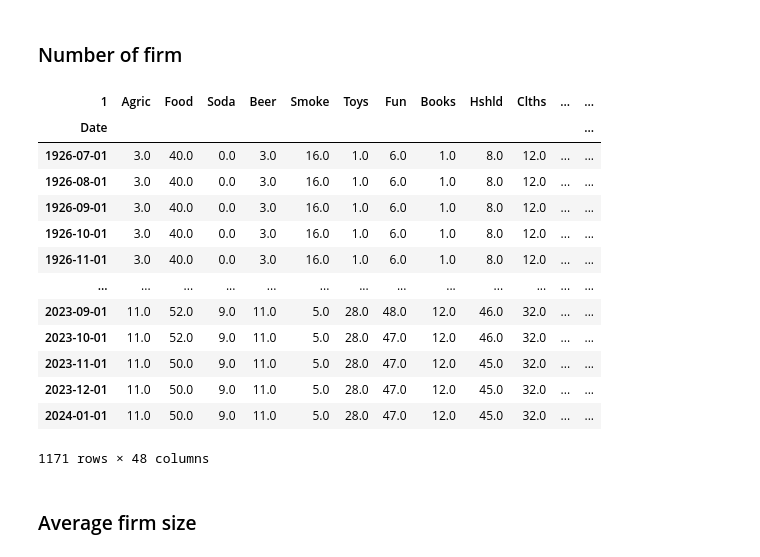
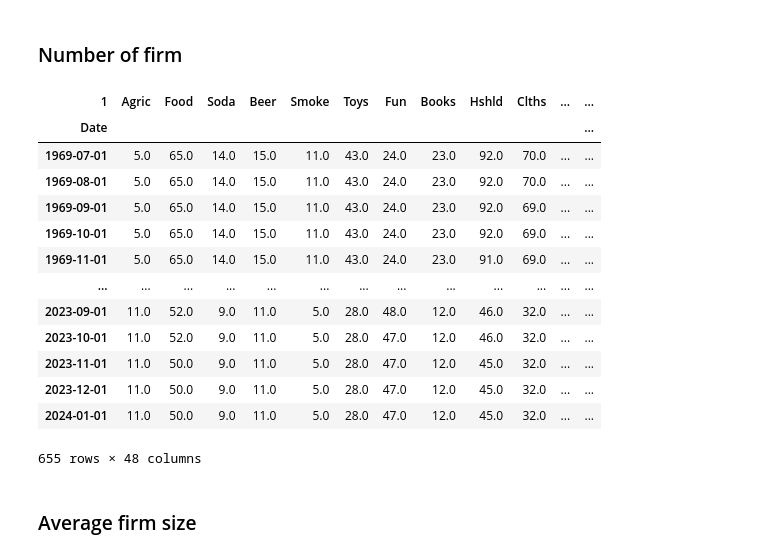
Before and after one commit to ThomasDeConinck/Gestion-de-Portefeuille-Devoir-2, a Jupyter notebook: Partie C/Partie C TP2.ipynb, the cells around one changed output. Cells and saved outputs as stored; diff of their text form; code cells hidden in the pictures.

```diff
--- a/Partie C/Partie C TP2.ipynb
+++ b/Partie C/Partie C TP2.ipynb
@@ -14,13 +17,14 @@ import os
 def importClean_10ind(csv_file_path, desired_returns):
     """
     Cette fonction importe des données à partir d'un fichier CSV spécifié, effectue un nettoyage de données,
-    et retourne un DataFrame contenant des données filtrées sans tenir compte de la variable T (nombre d'années).
+    et retourne un DataFrame contenant des données filtrées.
 
     Args:
         csv_file_path(str): Chemin vers le fichier CSV avec les données brutes.
 
     Returns:
-        DataFrame: DataFrame contenant les données historiques filtrées pour les 10 industries.
+        DataFrame: DataFrame contenant les données historiques filtrées pour les 10 industries,
+        pour les 48 industries et les facteurs de Fama-French.
     """
 
 
@@ -28,7 +32,7 @@ def importClean_10ind(csv_file_path, desired_returns):
     with open(csv_file_path, 'r', newline='') as file:
         reader = csv.reader(file)
 
-        # Sauter les 6 premières lignes
+        # Sauter les 10 premières lignes
         for _ in range(10):
             next(reader)
 
@@ -44,18 +48,27 @@ def importClean_10ind(csv_file_path, desired_returns):
 
     # Si 'desired_returns' est 'Number of Firms in Portfolios' ou 'Average Firm Size',
     # alors sauter une ligne supplémentaire pour accéder aux données dans le bon format
-    if desired_returns in ['Number of Firms in Portfolios', 'Average Firm Size']:
+    if desired_returns in ['Number of Firms in Portfolios', 'Average Firm Size', 'Sum of BE / Sum of ME']:
         df_AEWR_monthly = df.iloc[first_row.values[0] + 2:].reset_index(drop=True)
     else:
         df_AEWR_monthly = df.iloc[first_row.values[0] + 1:].reset_index(drop=True)
 
     last_row = (df_AEWR_monthly['Date'].str.len() != 6).idxmax()
     df_AEWR_monthly = df_AEWR_monthly.iloc[:last_row]
-    df_AEWR_monthly['Date'] = pd.to_datetime(df_AEWR_monthly['Date'], format='%Y%m')
+
+    # Adapter le format de la date en fonction de 'desired_returns'
+    # Condition spécifique pour le facteur BtoM (Book-to-Market)
+    if desired_returns in ['Sum of BE / Sum of ME']:
+        df_AEWR_monthly['Date'] = df_AEWR_monthly['Date'].str.strip()
+        df_AEWR_monthly['Date'] = pd.to_datetime(df_AEWR_monthly['Date'], format='%Y')
+    else:
+        df_AEWR_monthly['Date'] = pd.to_datetime(df_AEWR_monthly['Date'], format='%Y%m')
+
     df_AEWR_monthly.iloc[:, 1:] = df_AEWR_monthly.iloc[:, 1:].astype(float)
 
-    # Vérifier si le nom du fichier contient '48_Industry_Portfolios.CSV'
-    if "48_Industry_Portfolios.CSV" in os.path.basename(csv_file_path).upper():
+    # Vérifier si le nom du fichier contient '48_Industry_Portfolios.CSV',
+    # pour appliquer un nettoyage supplémentaire pour les NaN values
+    if '48_Industry_Portfolios.CSV' in os.path.basename(csv_file_path):
         df_AEWR_monthly.replace(-99.99, np.nan, inplace=True)
         df_AEWR_monthly.replace(-999, np.nan, inplace=True)
         df_AEWR_monthly.dropna(inplace=True)
@@ -150,23 +100,24 @@ df_48ind
 ### Number of firm
 # %%
 csv_file_path_number_firm = '/Users/thomasdeconinck/Downloads/Gestion-de-Portefeuille-Devoir-2/Partie A/Data /48_Industry_Portfolios.CSV'
-df_number_firm            = importClean_10ind(csv_file_path_10ind, desired_returns='Number of Firms in Portfolios')
+df_number_firm            = importClean_10ind(csv_file_path_number_firm, desired_returns='Number of Firms in Portfolios')
+df_number_firm            = df_number_firm[df_number_firm.index >= df_48Ind.index.min()]
 df_number_firm
 # %% [output]
 | 1 | Agric | Food | Soda | Beer | Smoke | Toys | Fun | Books | Hshld | Clths | ... | ... |
 | Date |  |  |  |  |  |  |  |  |  |  |  | ... |
-| 1926-07-01 | 3.0 | 40.0 | 0.0 | 3.0 | 16.0 | 1.0 | 6.0 | 1.0 | 8.0 | 12.0 | ... | ... |
-| 1926-08-01 | 3.0 | 40.0 | 0.0 | 3.0 | 16.0 | 1.0 | 6.0 | 1.0 | 8.0 | 12.0 | ... | ... |
-| 1926-09-01 | 3.0 | 40.0 | 0.0 | 3.0 | 16.0 | 1.0 | 6.0 | 1.0 | 8.0 | 12.0 | ... | ... |
-| 1926-10-01 | 3.0 | 40.0 | 0.0 | 3.0 | 16.0 | 1.0 | 6.0 | 1.0 | 8.0 | 12.0 | ... | ... |
-| 1926-11-01 | 3.0 | 40.0 | 0.0 | 3.0 | 16.0 | 1.0 | 6.0 | 1.0 | 8.0 | 12.0 | ... | ... |
+| 1969-07-01 | 5.0 | 65.0 | 14.0 | 15.0 | 11.0 | 43.0 | 24.0 | 23.0 | 92.0 | 70.0 | ... | ... |
+| 1969-08-01 | 5.0 | 65.0 | 14.0 | 15.0 | 11.0 | 43.0 | 24.0 | 23.0 | 92.0 | 70.0 | ... | ... |
+| 1969-09-01 | 5.0 | 65.0 | 14.0 | 15.0 | 11.0 | 43.0 | 24.0 | 23.0 | 92.0 | 69.0 | ... | ... |
+| 1969-10-01 | 5.0 | 65.0 | 14.0 | 15.0 | 11.0 | 43.0 | 24.0 | 23.0 | 92.0 | 69.0 | ... | ... |
+| 1969-11-01 | 5.0 | 65.0 | 14.0 | 15.0 | 11.0 | 43.0 | 24.0 | 23.0 | 91.0 | 69.0 | ... | ... |
 | ... | ... | ... | ... | ... | ... | ... | ... | ... | ... | ... | ... | ... |
 | 2023-09-01 | 11.0 | 52.0 | 9.0 | 11.0 | 5.0 | 28.0 | 48.0 | 12.0 | 46.0 | 32.0 | ... | ... |
 | 2023-10-01 | 11.0 | 52.0 | 9.0 | 11.0 | 5.0 | 28.0 | 47.0 | 12.0 | 46.0 | 32.0 | ... | ... |
 | 2023-11-01 | 11.0 | 50.0 | 9.0 | 11.0 | 5.0 | 28.0 | 47.0 | 12.0 | 45.0 | 32.0 | ... | ... |
 | 2023-12-01 | 11.0 | 50.0 | 9.0 | 11.0 | 5.0 | 28.0 | 47.0 | 12.0 | 45.0 | 32.0 | ... | ... |
 | 2024-01-01 | 11.0 | 50.0 | 9.0 | 11.0 | 5.0 | 28.0 | 47.0 | 12.0 | 45.0 | 32.0 | ... | ... |
-1171 rows × 48 columns
+655 rows × 48 columns
 # %% [markdown]
 ### Average firm size
 # %%
```
Also changed, not shown: parts of 40 cells of this notebook, 3 other files.
